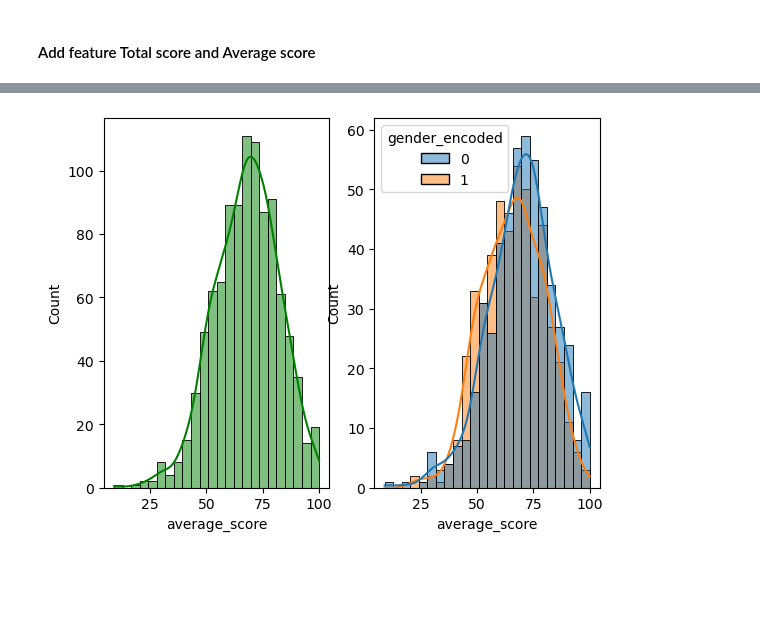
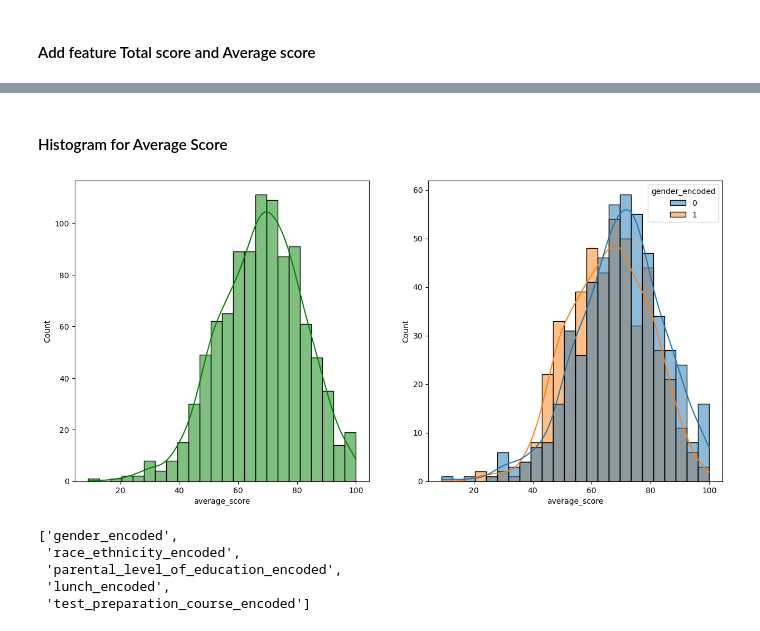
Before and after one commit to Chaos-72/mlops-tutorial, a Jupyter notebook: notebook/EDA.ipynb, the cells around one changed output, grey strips where cells are left out. Cells and saved outputs as stored; diff of their text form; code cells hidden in the pictures; blank space fills up the shorter version.

```diff
--- a/notebook/EDA.ipynb
+++ b/notebook/EDA.ipynb
@@ -120,7 +131,7 @@ df.drop(columns, axis=1, inplace=True)
 # %%
 df["total_score"] = df['math_score'] + df['reading_score'] + df['writing_score']
 
-df["average_score"] = (df['math_score'] + df['reading_score'] + df['writing_score']) / 3
+df["average_score"] = df["total_score"] / 3
 
 df.head()
 # %% [output]
@@ -130,12 +141,26 @@ df.head()
 | 2 | 90 | 95 | 93 | 0 | 1 | 3 | ... |
 | 3 | 47 | 57 | 44 | 1 | 0 | 0 | ... |
 | 4 | 76 | 78 | 75 | 1 | 2 | 4 | ... |
+# %% [markdown]
+#### Histogram for Average Score
 # %%
-plt.Figure(figsize=(15, 7))
+plt.figure(figsize=(15, 7))
 plt.subplot(1, 2, 1)
 sns.histplot(data=df, x='average_score', kde=True, color='g')
 plt.subplot(1, 2, 2)
 sns.histplot(data=df, x='average_score', kde=True, hue='gender_encoded')
 plt.show()
 # %% [output]
-[figure, old version]
+[figure, new version]
+# %%
+obj_columns_encoded = ['gender_encoded',
+       'race_ethnicity_encoded', 'parental_level_of_education_encoded',
+       'lunch_encoded', 'test_preparation_course_encoded']
+
+obj_columns_encoded
+# %% [output]
+['gender_encoded',
+ 'race_ethnicity_encoded',
+ 'parental_level_of_education_encoded',
+ 'lunch_encoded',
+ 'test_preparation_course_encoded']
```
Also changed, not shown: parts of 8 cells of this notebook, 2 other files.
